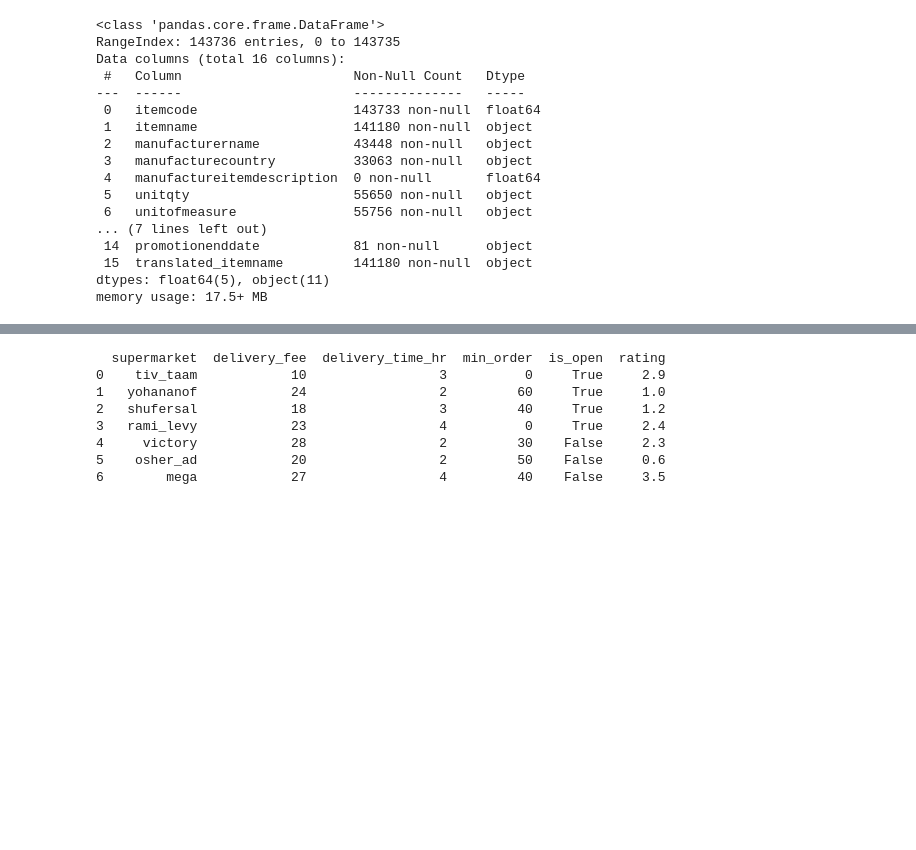
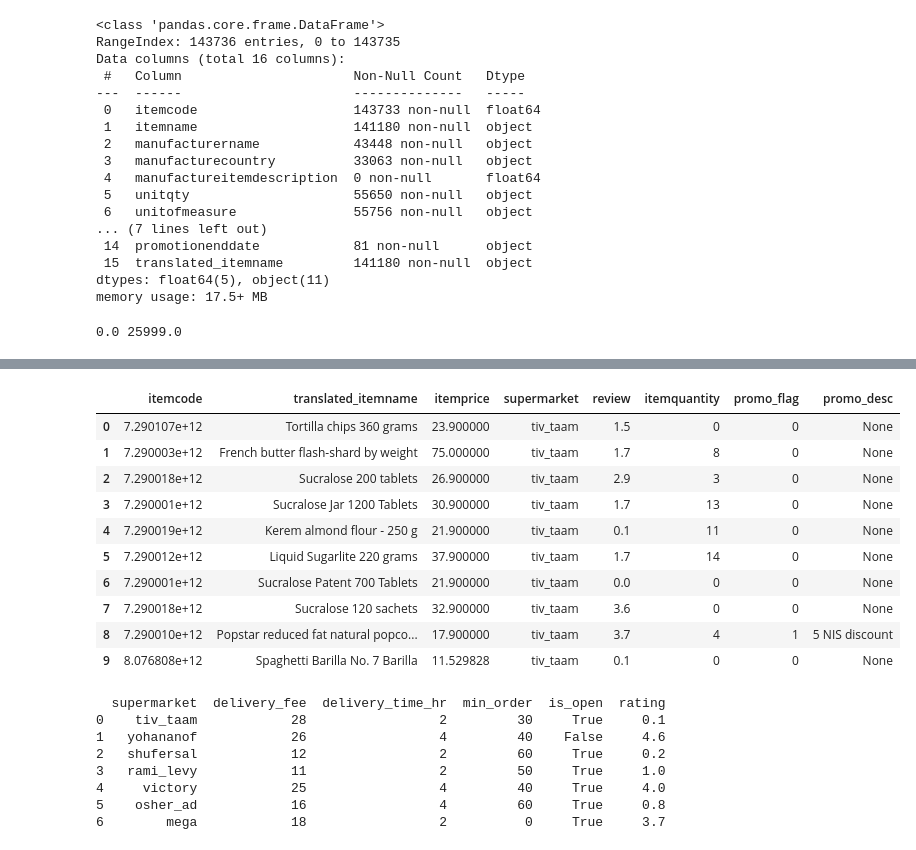
Before and after one commit to naghamo/COOK-E-Multi-Agent, a Jupyter notebook: data.ipynb, the cells around one changed output, grey strips where cells are left out. Cells and saved outputs as stored; diff of their text form; code cells hidden in the pictures; blank space fills up the shorter version.

```diff
--- a/data.ipynb
+++ b/data.ipynb
@@ -21,6 +21,10 @@ Data columns (total 16 columns):
  15  translated_itemname         141180 non-null  object
 dtypes: float64(5), object(11)
 memory usage: 17.5+ MB
+# %%
+print(sp_df['itemprice'].min(),sp_df['itemprice'].max())
+# %% [output]
+0.0 25999.0
 # %%
 import numpy as np
 import pandas as pd
@@ -31,9 +35,9 @@ sp_df = sp_df.dropna(subset=['translated_itemname', 'itemcode'])
 # Add review column with random int 1-5
 sp_df['review'] = np.random.uniform(0.0, 5.0, size=len(sp_df)).round(1)
 
-# Fill missing prices with random float (5.9–21.9)
+# Fill missing prices with random float between min and max price
 sp_df['itemprice'] = sp_df['itemprice'].apply(
-    lambda x: np.random.uniform(sp_df['itemprice'].min(),sp_df['itemprice'].max()) if pd.isna(x) else x
+    lambda x: np.random.uniform(5.9,21.9) if pd.isna(x) else x
 )
 
 # Fillquantities with random int (0–15)
@@ -104,8 +108,22 @@ sp_df.head(10)
 | 8 | 7.290010e+12 | פופקורן פופסטאר מופחת שומן טבעי 5 יח | NaN | לא ידוע | NaN | גרמים | ... |
 | 9 | 8.076808e+12 | ספגטי ברילה מס 7 ברילה | NaN | NaN | NaN | NaN | ... |
 # %%
-#delete non relevant columns
-sp_df=sp_df.drop(columns=['itemcode','itemname','manufacturername','manufacturecountry','manufactureitemdescription','unitqty'])
+#keep relvant cols
+
+sp_df=sp_df[['itemcode','translated_itemname','itemprice','supermarket','review','itemquantity','promo_flag','promo_desc']]
+sp_df.head(10)
+# %% [output]
+|  | itemcode | translated_itemname | itemprice | supermarket | review | itemquantity | promo_flag | promo_desc |
+| 0 | 7.290107e+12 | Tortilla chips 360 grams | 23.900000 | tiv_taam | 1.5 | 0 | 0 | None |
+| 1 | 7.290003e+12 | French butter flash-shard by weight | 75.000000 | tiv_taam | 1.7 | 8 | 0 | None |
+| 2 | 7.290018e+12 | Sucralose 200 tablets | 26.900000 | tiv_taam | 2.9 | 3 | 0 | None |
+| 3 | 7.290001e+12 | Sucralose Jar 1200 Tablets | 30.900000 | tiv_taam | 1.7 | 13 | 0 | None |
+| 4 | 7.290019e+12 | Kerem almond flour - 250 g | 21.900000 | tiv_taam | 0.1 | 11 | 0 | None |
+| 5 | 7.290012e+12 | Liquid Sugarlite 220 grams | 37.900000 | tiv_taam | 1.7 | 14 | 0 | None |
+| 6 | 7.290001e+12 | Sucralose Patent 700 Tablets | 21.900000 | tiv_taam | 0.0 | 0 | 0 | None |
+| 7 | 7.290018e+12 | Sucralose 120 sachets | 32.900000 | tiv_taam | 3.6 | 0 | 0 | None |
+| 8 | 7.290010e+12 | Popstar reduced fat natural popco... | 17.900000 | tiv_taam | 3.7 | 4 | 1 | 5 NIS discount |
+| 9 | 8.076808e+12 | Spaghetti Barilla No. 7 Barilla | 11.529828 | tiv_taam | 0.1 | 0 | 0 | None |
 # %%
 supermarket_names = sp_df['supermarket'].dropna().unique()
 import numpy as np
@@ -125,10 +143,10 @@ supermarkets_db = pd.DataFrame({
 print(supermarkets_db)
 # %% [output]
   supermarket  delivery_fee  delivery_time_hr  min_order  is_open  rating
-0    tiv_taam            10                 3          0     True     2.9
-1   yohananof            24                 2         60     True     1.0
-2   shufersal            18                 3         40     True     1.2
-3   rami_levy            23                 4          0     True     2.4
-4     victory            28                 2         30    False     2.3
-5    osher_ad            20                 2         50    False     0.6
-6        mega            27                 4         40    False     3.5
+0    tiv_taam            28                 2         30     True     0.1
+1   yohananof            26                 4         40    False     4.6
+2   shufersal            12                 2         60     True     0.2
+3   rami_levy            11                 2         50     True     1.0
+4     victory            25                 4         40     True     4.0
+5    osher_ad            16                 4         60     True     0.8
+6        mega            18                 2          0     True     3.7
```
Also changed, not shown: 7 other files.
